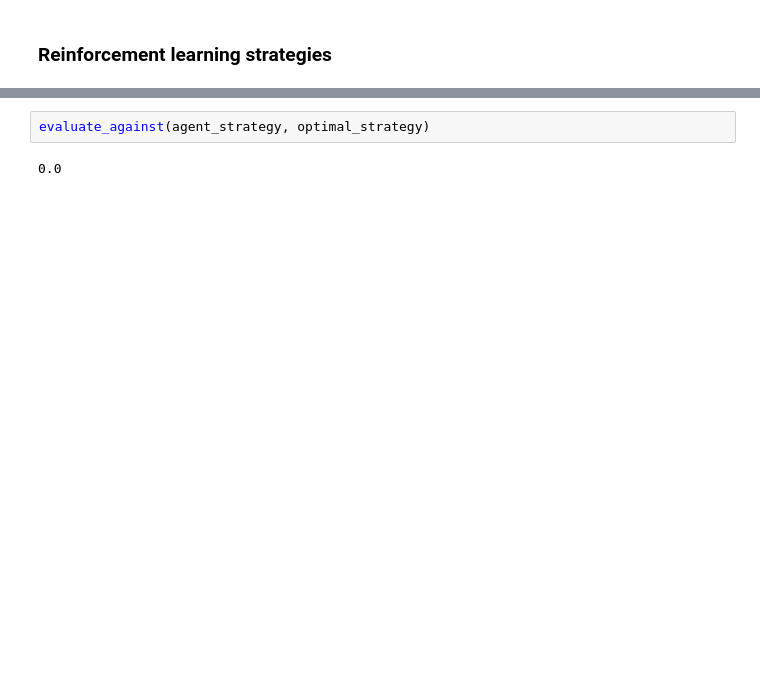
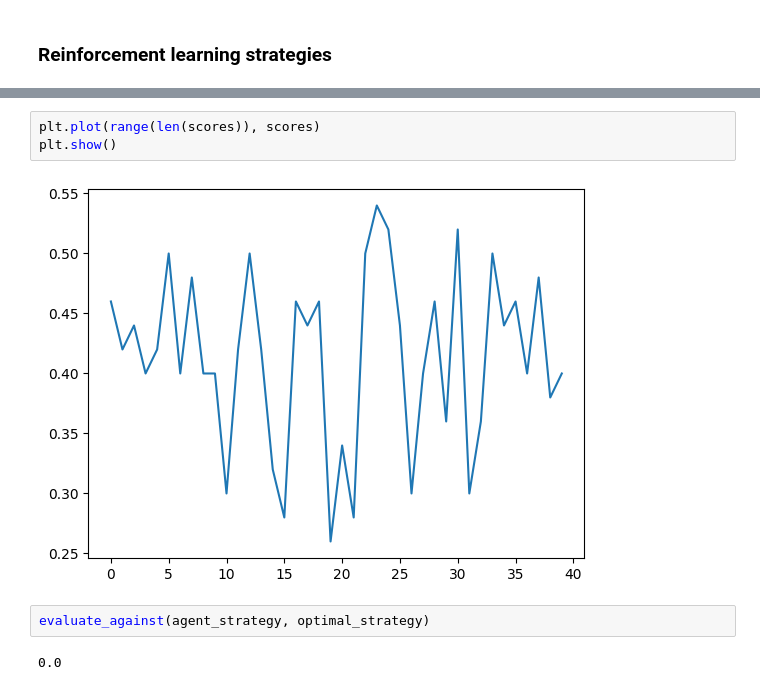
Before and after one commit to gabbiurlaro/computational-intelligence-22-23, a Jupyter notebook: lab3/lab_3.4.ipynb, the cells around one changed output, grey strips where cells are left out. Saved outputs shown, nothing was run; the diff lists cells and outputs as text; blank space fills up the shorter version.

```diff
--- a/lab3/lab_3.4.ipynb
+++ b/lab3/lab_3.4.ipynb
@@ -248,3 +172,8 @@ plt.show()
+# %%
+plt.plot(range(len(scores)), scores)
+plt.show()
+# %% [output]
+[figure, added]
 # %%
 evaluate_against(agent_strategy, optimal_strategy)
 # %% [output]
```
Also changed, not shown: parts of 13 cells of this notebook, 4 other files.
